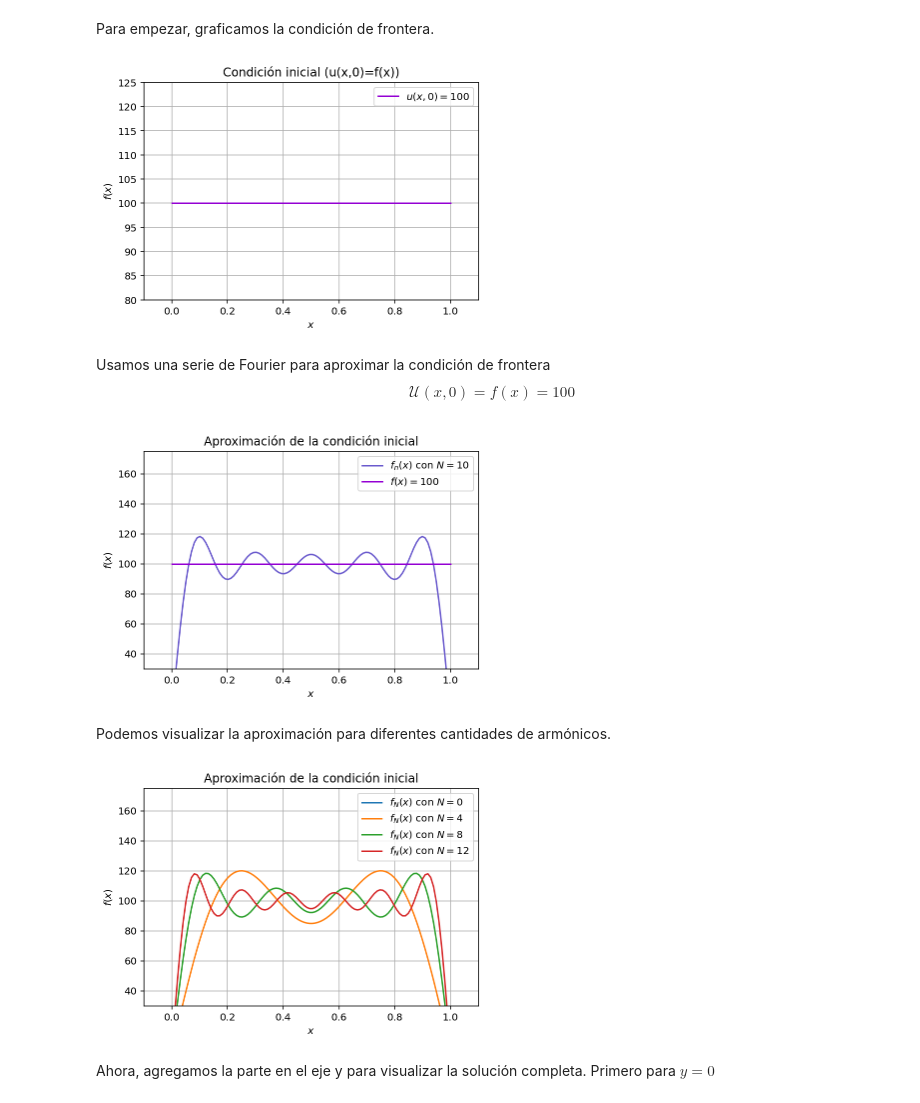
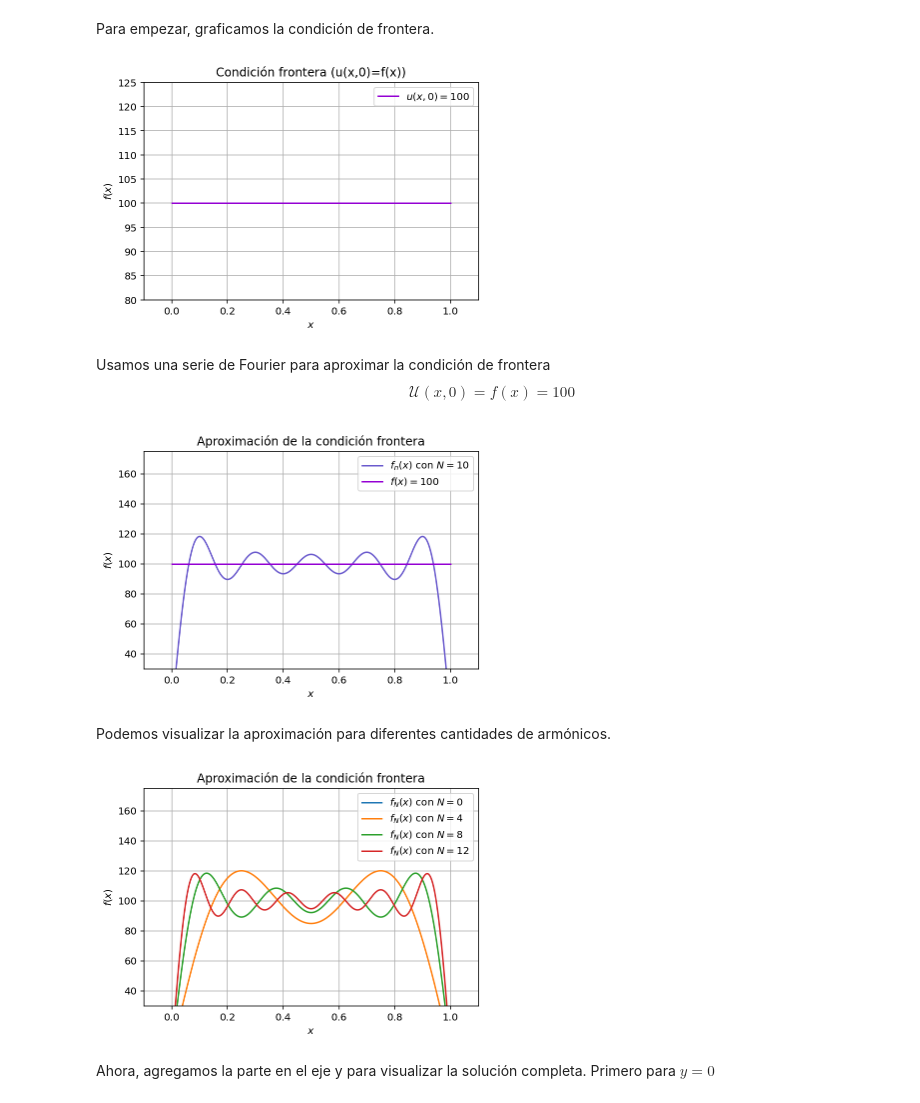
Before and after one commit to Jdvilan/suprema-octo-panqueque, a Jupyter notebook: Dirichlet_a.ipynb, the cells around one changed output. Drawn from its saved outputs; the diff is of its cells as text; code cells hidden in the pictures.

```diff
--- a/Dirichlet_a.ipynb
+++ b/Dirichlet_a.ipynb
@@ -46,11 +46,11 @@ x1 = np.linspace(0, 1)
 f = [100 for x in x1]
 plot(x1,f,label='$u(x,0)=100$',color='darkviolet')
 plt.xlabel('$x$'); plt.ylabel('$f(x)$');
-plt.title("Condición inicial (u(x,0)=f(x))")
+plt.title("Condición frontera (u(x,0)=f(x))")
 xlim([-0.1,1.1]),ylim([80,125]),grid(),legend()
 show()
 # %% [output]
-[figure, old version]
+[figure, new version]
 # %% [markdown]
 Usamos una serie de Fourier para aproximar la condición de frontera $$\mathcal{U}(x,0)=f(x)=100$$
 # %%
@@ -62,24 +62,24 @@ def u_0(x,N=10):
 # %%
 f_n = u_0(x)
 plot(x,f_n,label='$f_n(x)$ con $N=10$',color='slateblue')
 plot(x1,f,label='$f(x)=100$',color='darkviolet')
 plt.xlabel('$x$'); plt.ylabel('$f(x)$');
-plt.title("Aproximación de la condición inicial")
+plt.title("Aproximación de la condición frontera")
 xlim([-0.1,1.1]),ylim([30,175]),grid(),legend()
 show()
 # %% [output]
-[figure, old version]
+[figure, new version]
 # %% [markdown]
 Podemos visualizar la aproximación para diferentes cantidades de armónicos.
 # %%
 for i in range(0,14,4):
     plot(x,u_0(x,i),label='$f_N(x)$ con $N=%d$' %i)
 plt.xlabel('$x$'); plt.ylabel('$f(x)$');
-plt.title("Aproximación de la condición inicial")
+plt.title("Aproximación de la condición frontera")
 xlim([-0.1,1.1]),ylim([30,175]),grid(),legend()
 show()
 # %% [output]
-[figure, old version]
+[figure, new version]
 # %% [markdown]
 Ahora, agregamos la parte en el eje y para visualizar la solución completa. Primero para $y=0$
 # %%
```
Also changed, not shown: parts of 1 cell of this notebook.
